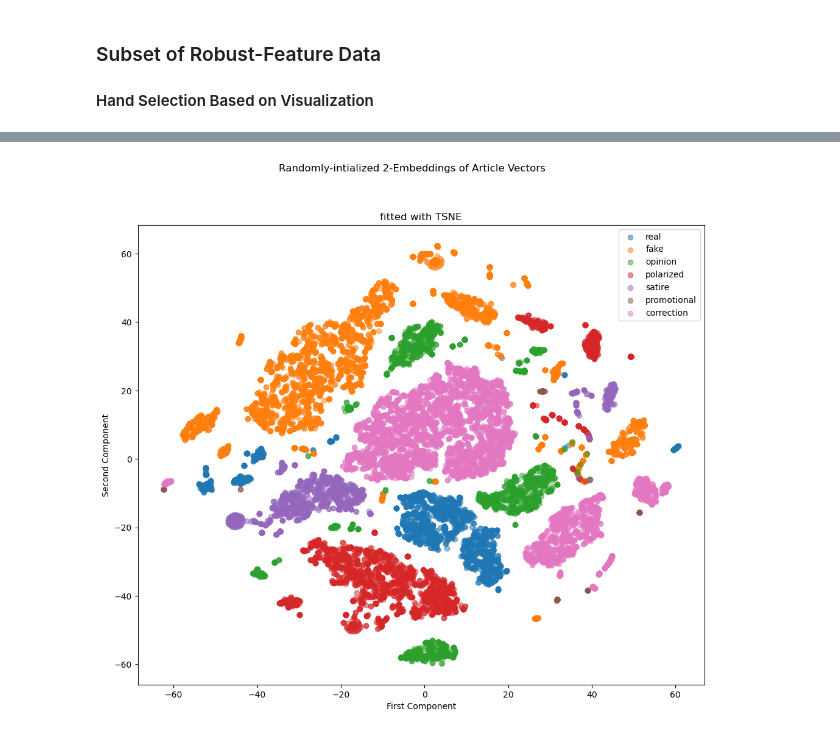
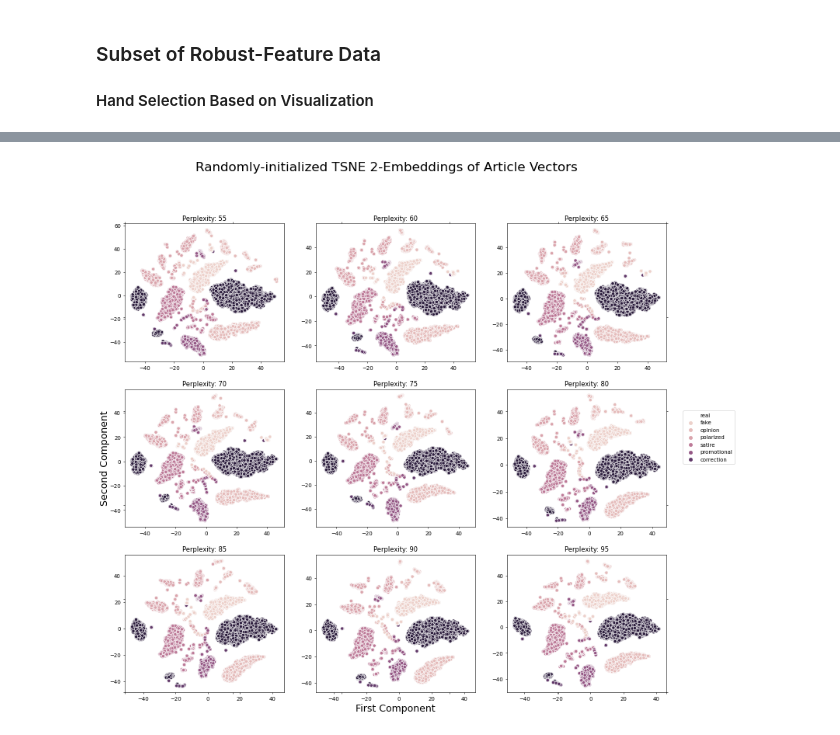
Before and after one commit to lethaiq/SysFake-1, a Jupyter notebook: notebooks/multinom_svc_diagnostics.ipynb, the cells around one changed output, grey strips where cells are left out. Saved outputs shown, nothing was run; the diff lists cells and outputs as text; code cells hidden in the pictures.

Commit message:
Revamp TSNE to show best perplexities in subplots, wrap training Routine in a Method

```diff
--- a/notebooks/multinom_svc_diagnostics.ipynb
+++ b/notebooks/multinom_svc_diagnostics.ipynb
@@ -232,8 +232,7 @@ def plot_coefficients(classifier, feature_names):
                      stacked=True,
                      figsize=(16,8),
                      colormap="twilight",
-                     title=f"for SVC with {classifier.kernel} kernel and gamma={classifier.gamma!s}",
-                     logy='sym')
+                     title=f"for SVC with {classifier.kernel} kernel and gamma={classifier.gamma!s}")
 
     # now we need a handle for the plot's legend
     # in order to correctly label the separation problems
@@ -291,14 +290,18 @@ plt.savefig("featureselection_2.png")
 
 #### Hand Selection Based on Visualization
 # %%
-# hand selection
+# use only the most informative columns
+# or, drop the uninformative ones
 d_subset_robust = d_full.drop(features_to_ablate, axis=1)
+
+# eliminate duplicate rows
+d_subset_robust = d_subset_robust[~d_subset_robust.duplicated()]
 
 #y = d_full[list(CLASS_DICT.keys())].to_numpy()
 #x = d_full[d_full.columns.difference(list(CLASS_DICT.keys()))].to_numpy()
 
-# x: all but the label column
-# y: only the label column
+# x: all but the label column (features)
+# y: only the label column (target)
 x, y = *(d_subset_robust[d_subset_robust.columns.difference(['label'])],
          d_subset_robust['label']),
 
@@ -329,43 +332,60 @@ Mean Class Recall Across 20 Folds: (0.9989, 1.0, 0.9984, 0.9996, 0.9986, 0.9854,
 # %%
-# fitting a TSNE manifold model is time-intensive, so we load a previous embedding if it exists.
-list_of_files = glob.glob("./data/*TSNE*.pickle")
+perps = np.arange(55, 100, 5)
 try:
-    # open a premade fit
-    latest = max(list_of_files, key=os.path.getctime)
-    with open(latest, mode='rb') as filein:
-        embedded = pickle.load(filein)
-except (IOError, FileNotFoundError, ValueError):
+    embeds_list = glob.glob("./data/embeds_list*.pickle")[0]
+    with open(embeds_list, mode='rb') as filein:
+        embeds = pickle.load(filein)
+except:
     # fit on the fly
-    ts = TSNE(init='random',
-              random_state=random_state,
-              verbose=1, # recall: all output --> stdout, so it will render in command line
-              n_jobs=-1)
-    embedded = ts.fit_transform(x)
-    with open(f"./data/d-full_TSNE-2_init={ts.init}_perplexity={ts.perplexity!s}random_state={random_state!s}.pickle", mode='wb') as fileout:
-        pickle.dump(embedded, fileout)
+    kl_divs, embeds = [], []
+    for perplexity in perps:
+        print("Fitting new TSNE...")
+        ts = TSNE(init='random',
+                  perplexity=perplexity,
+                  random_state=random_state,
+                  verbose=1, # recall: all output --> stdout, so it will render in command line
+                  n_jobs=-1)
+        embedded = ts.fit_transform(x)
+        embeds.append(embedded)
+        kl_divs.append(ts.kl_divergence_)
+        print(f"Perplexity: {perplexity!s} | KLD: {np.round(ts.kl_divergence_, 3)!s}")
+    scored_embeds = dict(zip(range(len(embeds)), kl_divs))
+    scored_embeds = sorted(scored_embeds, key=scored_embeds.get)
+    with open(f"./data/embeds_list_{'-'.join(list(map(str, perps)))}.pickle", mode='wb') as fileout:
+        pickle.dump(embeds, fileout)
+#fits, kl_divs = list(scored_embeds.keys()), list(scored_embeds.values())
+#with open(f"./data/d-subset_TSNE-{best_ts.n_components!s}_init={best_ts.init}_perplexity={best_ts.perplexity!s}_random_state={random_state!s}.pickle", mode='wb') as fileout:
+#    pickle.dump(embedded, fileout)
 
 # convert to a dataframe if we stored the embeddings as an `ndarray`
-if not isinstance(embedded, pd.DataFrame) and isinstance(embedded, np.ndarray):
-    x, y = embedded[:,0], embedded[:,1]
-    embedded = pd.DataFrame({'x':x, 'y':y, 'label':d_full['label']})
+#if not isinstance(embedded, pd.DataFrame) and isinstance(embedded, np.ndarray):
+#    xe, ye = embedded[:,0], embedded[:,1]
+#    embedded = pd.DataFrame({'x':xe, 'y':ye, 'label':d_subset_robust['label']})
 
 # we need a mapping of numeric label to string label
 # in a moment we will use it to assemble the plot's legend
 
-fig, ax = plt.subplots(figsize=(12,10), dpi=100)
+fig, ax = plt.subplots(3, 3, figsize=(18,16), dpi=50)
 
-for i, (classname, label) in enumerate(CLASS_DICT.items()):
-    subset = embedded.query(f'label=={label!s}')
-    x_subset, y_subset = subset['x'], subset['y']
-    ax.scatter(x_subset, y_subset,
-               label=classname,
-               color="C"+str(i), alpha=0.5)
+for i, axrow in enumerate(ax):
+    for j, subplot in enumerate(axrow):
+        embedded = embeds[3*i + j]
+        xe, ye = embedded[:,0], embedded[:,1]
+        subplot_ax = sns.scatterplot(xe, ye,
+                                     hue=d_subset_robust['label'],
+                                     ax=subplot, legend='full')
+        handles, _ = subplot_ax.get_legend_handles_labels()
+        subplot_ax.get_legend().remove()
+        subplot_ax.set_title(f"Perplexity: {perps[3*i + j]!s}")
 
-ax.legend()
-plt.suptitle("Randomly-intialized 2-Embeddings of Article Vectors")
-plt.title("fitted with TSNE")
-plt.xlabel("First Component")
-plt.ylabel("Second Component")
-plt.savefig(f"./figures/TSNE-2_init=random_random_state={random_state!s}_classlabels.png", dpi=1000)
+plt.figlegend(handles, list(CLASS_DICT.keys()), loc='center right')
+
+ax = fig.add_subplot(111, frameon=False)
+plt.tick_params(labelcolor='none', top='off', bottom='off', left='off', right='off')
+
+plt.suptitle("Randomly-initialized TSNE 2-Embeddings of Article Vectors", fontsize=24);
+ax.set_xlabel("First Component", fontsize=18);
+ax.set_ylabel("Second Component", fontsize=18);
+plt.savefig("./figures/TSNE_grid.png", dpi=200)
 # %% [output]
-[figure, old version]
+[figure, new version]
```
Also changed, not shown: parts of 3 cells of this notebook, 2 other files.
